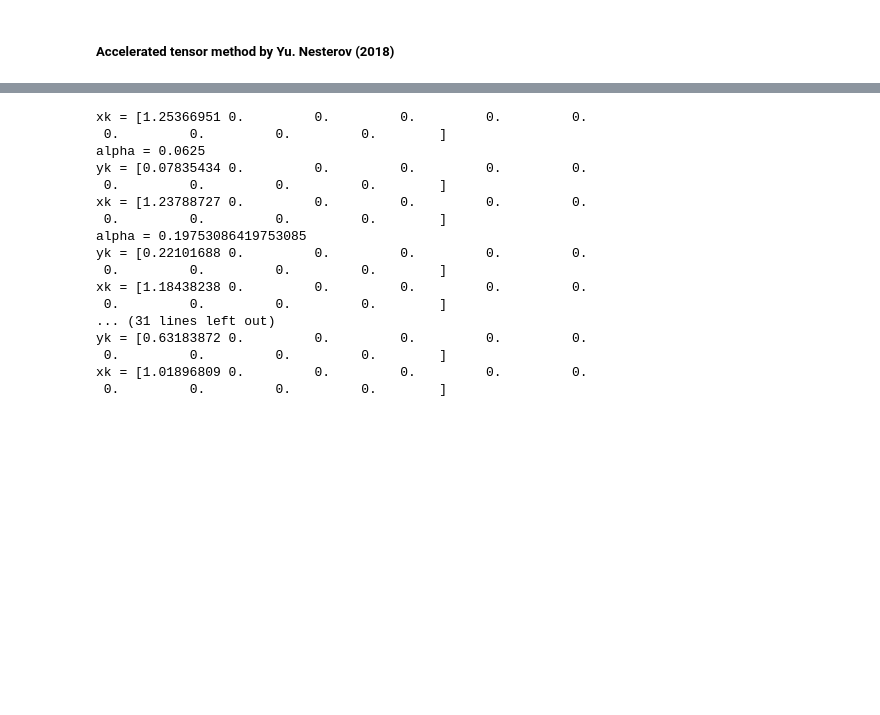
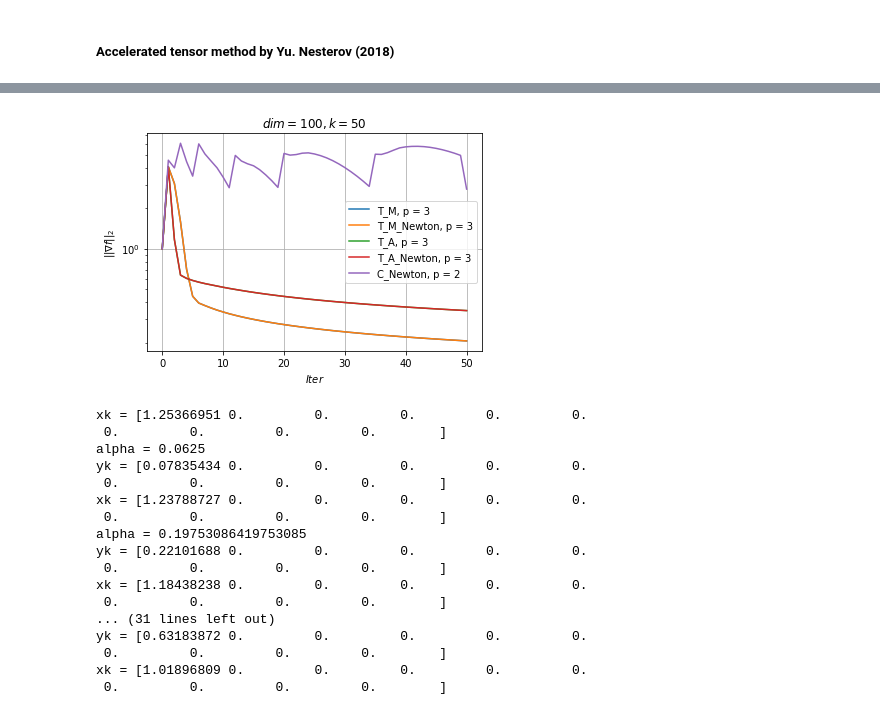
Before and after one commit to Intelligent-Systems-Phystech/2018-Project-21, a Jupyter notebook: code/Tensor3Methods-1.ipynb, the cells around one changed output, grey strips where cells are left out. Saved outputs shown, nothing was run; the diff lists cells and outputs as text; code cells hidden in the pictures; blank space fills up the shorter version.

```diff
--- a/code/Tensor3Methods-1.ipynb
+++ b/code/Tensor3Methods-1.ipynb
@@ -480,3 +629,24 @@ fig.savefig('Tensor3_gradf_iter.pdf')
+# %%
+fig = plt.figure()
+plt.xlabel(r'$Iter$')
+plt.ylabel(r'$||\nabla f||_2$')
+plt.title(r'$dim = {0}, k = {1}$'.format(N, m))
+
+IterPlot = NumIter
+plt.semilogy([i for i in range(IterPlot + 1)], fgradarr1, label = 'T_M, p = 3')
+#plt.semilogy([i for i in range(NumIter + 1)], fgradarr2, label = 'T_M_Scipy, p = 3')
+plt.semilogy([i for i in range(IterPlot + 1)], fgradarr3, label = 'T_M_Newton, p = 3')
+plt.semilogy([i for i in range(IterPlot + 1)], fgradarr4, label = 'T_A, p = 3')
+#plt.semilogy([i for i in range(NumIter + 1)], fgradarr5, label = 'T_A_Scipy, p = 3')
+plt.semilogy([i for i in range(IterPlot + 1)], fgradarr6, label = 'T_A_Newton, p = 3')
+#plt.semilogy([i for i in range(NumIter + 1)], fgradarr_fgm, label = 'FGM')
+plt.semilogy([i for i in range(IterPlot + 1)], fgradarr_newton_cubic_iter, label = 'C_Newton, p = 2')
+
+plt.legend()
+plt.grid(True)
+fig.savefig('Tensor3_gradf_iter.pdf')
+# %% [output]
+[figure, added]
 # %%
 def Tensor3_iter_print_hist(NumIter, TensorMaxIter, x0, f, grad_f, hess_f, tensor3_f, tau, L, eps, aux_prob_method):
 
```
Also changed, not shown: parts of 13 cells of this notebook.
